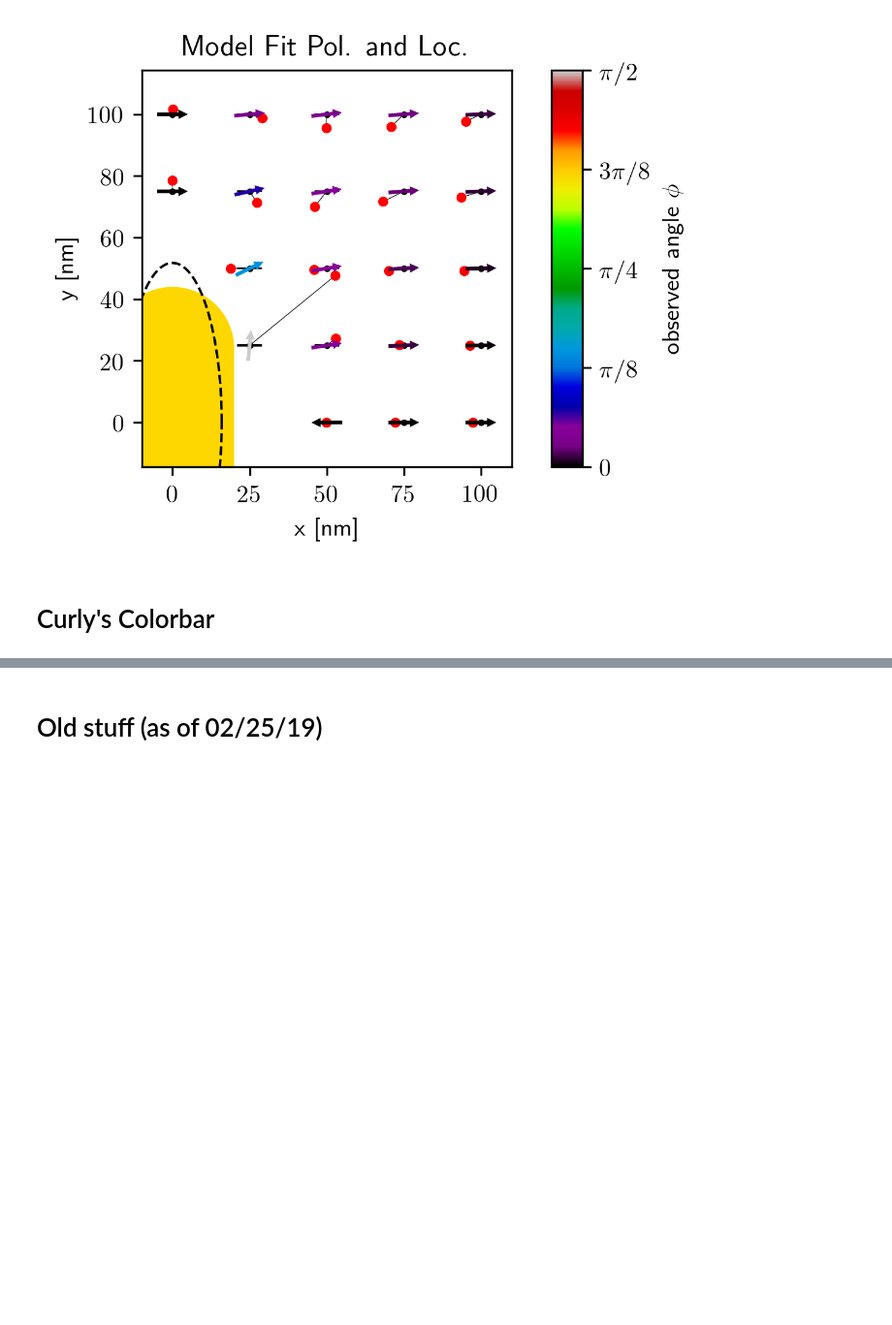
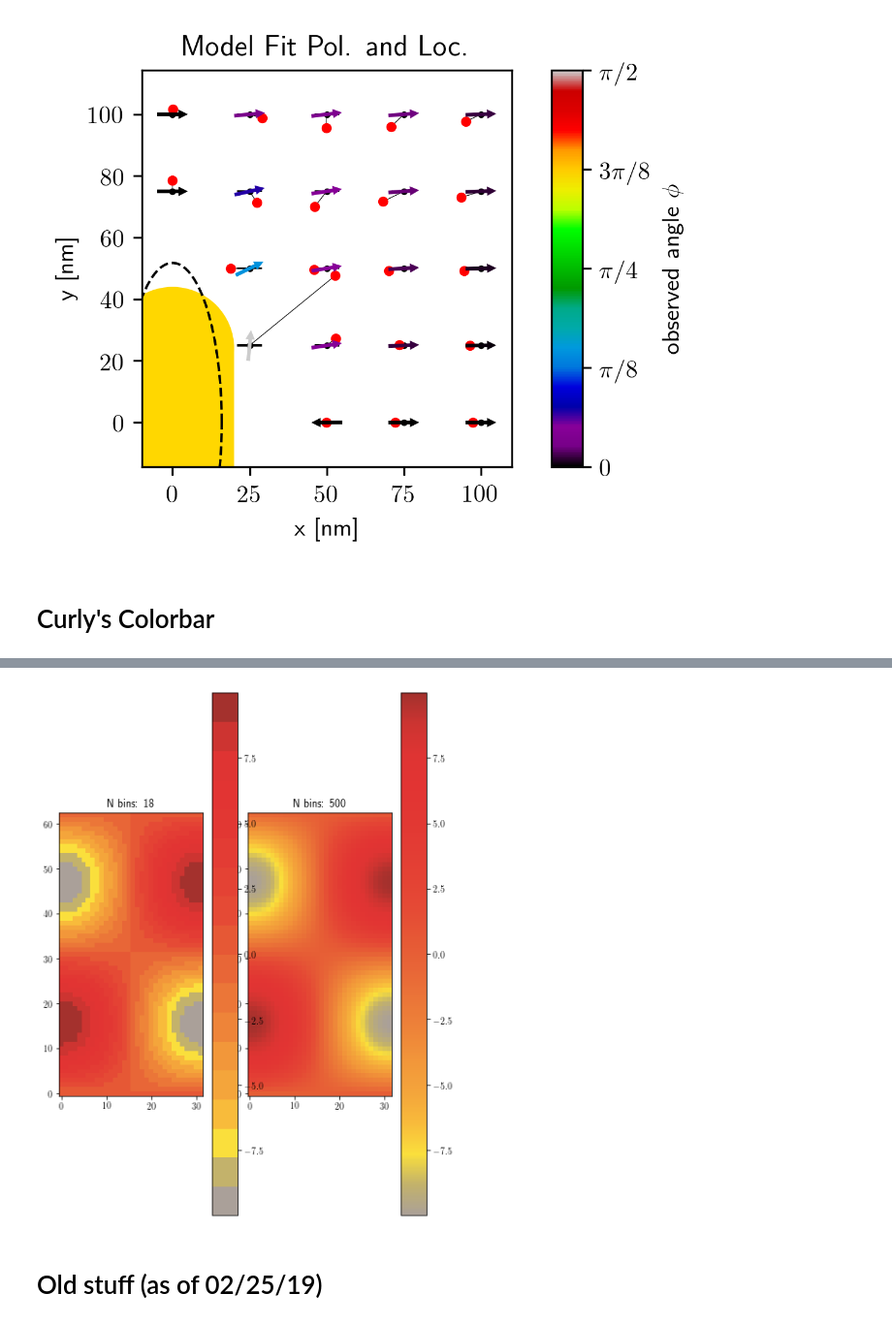
Before and after one commit to HarrisonGoldwyn/mispolarization, a Jupyter notebook: solving_problems/notebooks/fit_localization_from_BEM_fields.ipynb, the cells around one changed output, grey strips where cells are left out. Shown at 97% size. Drawn from its saved outputs; the diff is of its cells as text; code cells hidden in the pictures; blank space fills up the shorter version.

```diff
--- a/solving_problems/notebooks/fit_localization_from_BEM_fields.ipynb
+++ b/solving_problems/notebooks/fit_localization_from_BEM_fields.ipynb
@@ -706,0 +796,41 @@ curlycm = ListedColormap(curly_color_array)
+# %%
+x = np.arange(0, np.pi, 0.1)
+y = np.arange(0, 2 * np.pi, 0.1)
+X, Y = np.meshgrid(x, y)
+Z = np.cos(X) * np.sin(Y) * 10
+
+colors = [
+    [164/255, 49/255, 45/255],
+    [205/255, 52/255, 49/255],
+    [223/255, 52/255, 51/255],
+    [226/255, 52/255, 51/255],
+    [226/255, 55/255, 51/255],
+    [227/255, 60/255, 52/255],
+    [228/255, 66/255, 52/255],
+    [229/255, 74/255, 53/255],
+    [230/255, 88/255, 53/255],
+    [232/255, 102/255, 55/255],
+    [235/255, 118/255, 56/255],
+    [238/255, 132/255, 57/255],
+    [242/255, 151/255, 58/255],
+    [244/255, 165/255, 59/255],
+    [248/255, 187/255, 59/255],
+    [250/255, 223/255, 60/255],
+    [195/255, 178/255, 107/255],
+    [170/255, 160/255, 153/255],
+    ]
+n_bins = [len(colors), 500]  # Discretizes the interpolation into bins
+cmap_name = 'my_list'
+fig, axs = plt.subplots(1, 2, figsize=(6, 9))
+fig.subplots_adjust(left=0.02, bottom=0.06, right=0.95, top=0.94, wspace=0.05)
+for n_bin, ax in zip(n_bins, axs.ravel()):
+    # Create the colormap
+    curly_cm = LinearSegmentedColormap.from_list(
+        cmap_name, colors[::-1], N=n_bin)
+    # Fewer bins will result in "coarser" colomap interpolation
+    im = ax.imshow(Z, interpolation='nearest', origin='lower', cmap=curly_cm)
+    ax.set_title("N bins: %s" % n_bin)
+    fig.colorbar(im, ax=ax)
+# plt.tight_layout()
+# %% [output]
+[figure, added]
```
Also changed, not shown: parts of 5 cells of this notebook, 1 other file.
